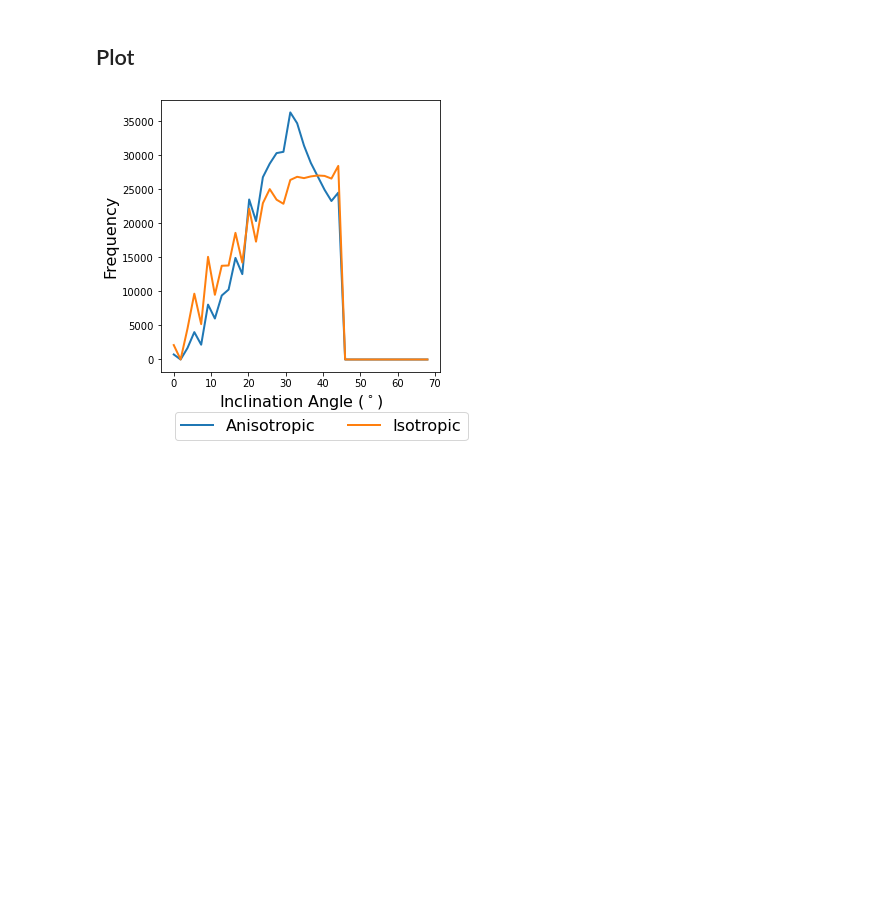
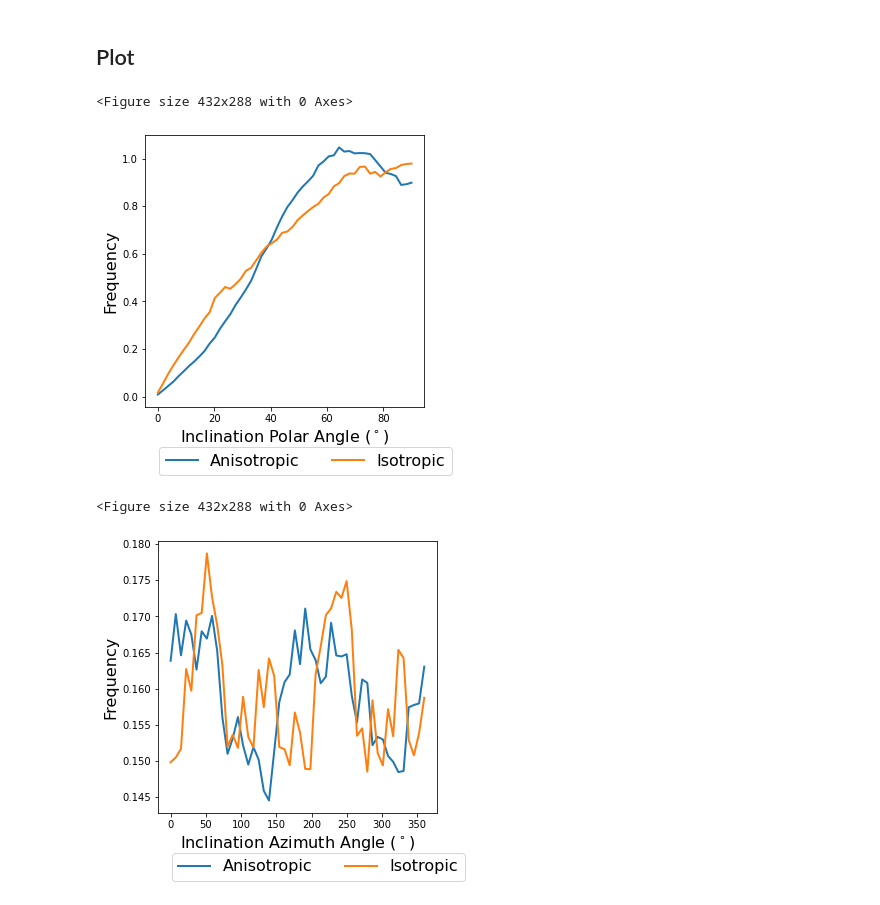
Before and after one commit to Linwitness/VECTOR, a Jupyter notebook: examples/verify_energy_function/plot_misorientation_distribution_5D_for_poly20k_hipergator.ipynb, the cells around one changed output. Cells and saved outputs as stored; diff of their text form; code cells hidden in the pictures; blank space fills up the shorter version.

```diff
--- a/examples/verify_energy_function/plot_misorientation_distribution_5D_for_poly20k_hipergator.ipynb
+++ b/examples/verify_energy_function/plot_misorientation_distribution_5D_for_poly20k_hipergator.ipynb
@@ -503,14 +543,15 @@ if __name__ == '__main__':
     compare_label = ["Anisotropic", "Isotropic"]
 
     # Get time step with expected grain num
-    expected_grain_num = 50
+    expected_grain_num = 500
     special_step_distribution, microstructure_list = calculate_expected_step(input_npy_data, expected_grain_num)
 
     # misorientation
     grain_num = 1000
     Osym = 24
     symm2quat_matrix, quartAngle = pre_operation_misorientation(grain_num, init_file_folder + init_file_name, Osym)
-    num_bin = 100
+    num_bin = 50
+    axis_num_bin = 50
     print("> Pre-work done")
 # %% [output]
 > Step calculation done
@@ -578,11 +624,12 @@ if __name__ == '__main__':
 # %%
-    inclination_angle_distribution_list = []
+    inclination_polar_angle_distribution_list = []
+    inclination_azimuth_angle_distribution_list = []
     num_bin_inclination = 50
-    num_bin_inclination_plot = int(70/90*num_bin_inclination)
+    num_bin_inclination_plot = int(90/90*num_bin_inclination)
     for i in range(len(input_npy_data)):
         microstructure = microstructure_list[i]
         # Aniso - ave
-        data_file_name = f'/3D_normal_distribution_data/3D_normal_distribution_ave_fully_{compare_label[i]}_step{special_step_distribution[i]}.npz'
+        data_file_name = f'/3D_normal_distribution_data/3D_normal_distribution_ave_fully5d_{compare_label[i]}_step{special_step_distribution[i]}.npz'
         if os.path.exists(current_path + data_file_name):
             inclination_npz_data = np.load(current_path + data_file_name)
             P = inclination_npz_data["P"]
@@ -592,7 +639,8 @@ if __name__ == '__main__':
             P, sites = inclination_processing.get_normal_vector_3d(newplace)
             np.savez(current_path + data_file_name, P=P, sites=sites)
 
-        inclination_angle_distribution = get_inclination_angle_distribution_1D(P, sites, miso_dict, num_bin_inclination)
-        inclination_angle_distribution_list.append(inclination_angle_distribution)
+        inclination_polar_angle_distribution, inclination_azimuth_angle_distribution = get_inclination_angle_distribution_2D(P, sites, miso_dict, num_bin_inclination)
+        inclination_polar_angle_distribution_list.append(inclination_polar_angle_distribution)
+        inclination_azimuth_angle_distribution_list.append(inclination_azimuth_angle_distribution)
         print(f"> {compare_label[i]} done")
 # %% [output]
@@ -635,14 +682,27 @@ Total num of GB sites: 498277
 # %% [markdown]
 ## Plot
 # %%
-    # plot misorientation angle distribution
-    plt.close()
+    # plot inclination angle distribution
+    plt.figure()
     fig = plt.figure(figsize=(5, 5))
     for i in range(len(input_npy_data)):
-        plt.plot(np.linspace(0,90,num_bin_inclination)[:num_bin_inclination_plot], inclination_angle_distribution_list[i][:num_bin_inclination_plot], label=compare_label[i], linewidth=2)
+        plt.plot(np.linspace(0,90,num_bin_inclination)[:num_bin_inclination_plot], inclination_polar_angle_distribution_list[i][:num_bin_inclination_plot], label=compare_label[i], linewidth=2)
     plt.legend(loc=(0.05,-0.25),fontsize=16, ncol=2)
-    plt.xlabel(r"Inclination Angle ($^\circ$)", fontsize=16)
+    plt.xlabel(r"Inclination Polar Angle ($^\circ$)", fontsize=16)
     plt.ylabel("Frequency", fontsize=16)
-    plt.savefig(current_path + f"/figures/inclination_distribution_3d_{expected_grain_num}grains.png", dpi=400,bbox_inches='tight')
+    plt.savefig(current_path + f"/figures/inclination_polar_angle_fully5d_distribution_3d_{expected_grain_num}grains.png", dpi=400,bbox_inches='tight')
+
+
+    plt.figure()
+    fig = plt.figure(figsize=(5, 5))
+    for i in range(len(input_npy_data)):
+        plt.plot(np.linspace(0,360,num_bin_inclination)[:num_bin_inclination_plot], inclination_azimuth_angle_distribution_list[i][:num_bin_inclination_plot], label=compare_label[i], linewidth=2)
+    plt.legend(loc=(0.05,-0.25),fontsize=16, ncol=2)
+    plt.xlabel(r"Inclination Azimuth Angle ($^\circ$)", fontsize=16)
+    plt.ylabel("Frequency", fontsize=16)
+    plt.savefig(current_path + f"/figures/inclination_azimuth_angle_fully5d_distribution_3d_{expected_grain_num}grains.png", dpi=400,bbox_inches='tight')
 # %% [output]
+<Figure size 432x288 with 0 Axes>
-[figure, old version]
+[figure, new version]
+<Figure size 432x288 with 0 Axes>
+[figure, added]
```
Also changed, not shown: parts of 5 cells of this notebook, 3 other files.
